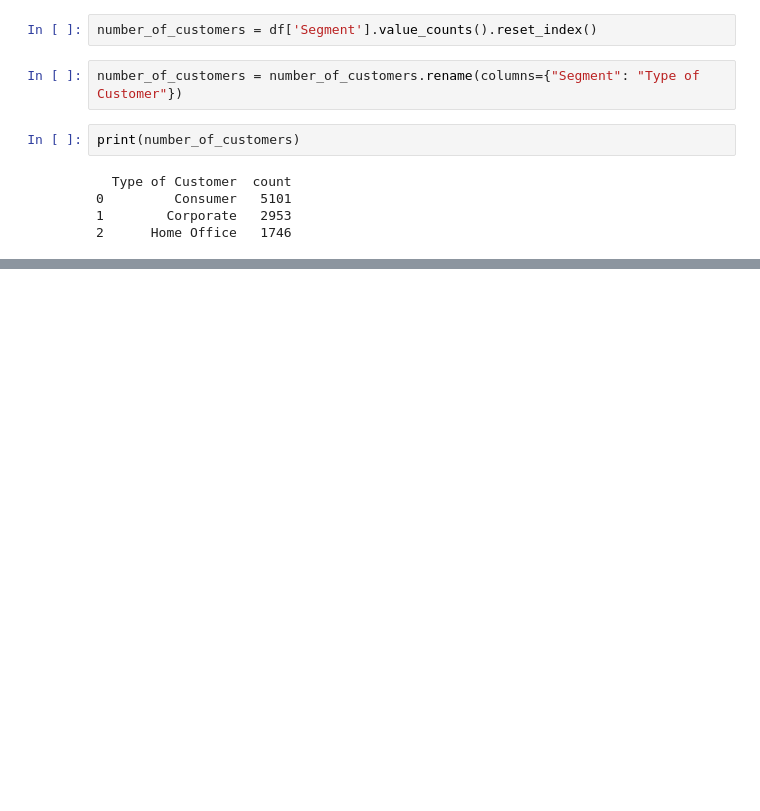
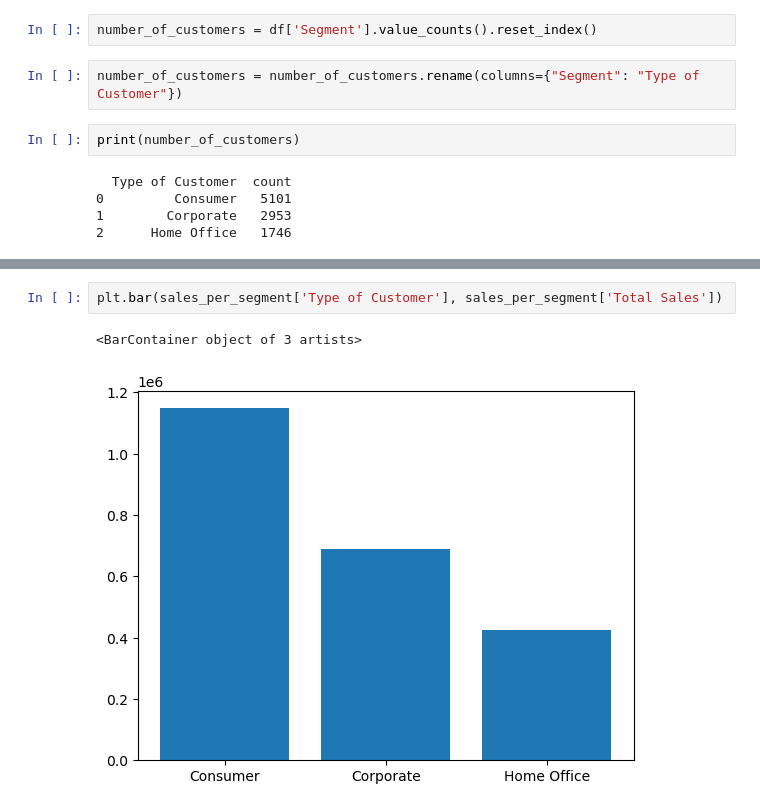
Before and after one commit to jagnajezierska/superstore_data_analysis, a Jupyter notebook: store_analysis.ipynb, the cells around one changed output, grey strips where cells are left out. Drawn from its saved outputs; the diff is of its cells as text; blank space fills up the shorter version.

```diff
--- a/store_analysis.ipynb
+++ b/store_analysis.ipynb
@@ -95,0 +119,5 @@ print(number_of_customers)
+# %%
+plt.bar(sales_per_segment['Type of Customer'], sales_per_segment['Total Sales'])
+# %% [output]
+<BarContainer object of 3 artists>
+[figure, added]
```
Also changed, not shown: parts of 9 cells of this notebook.
